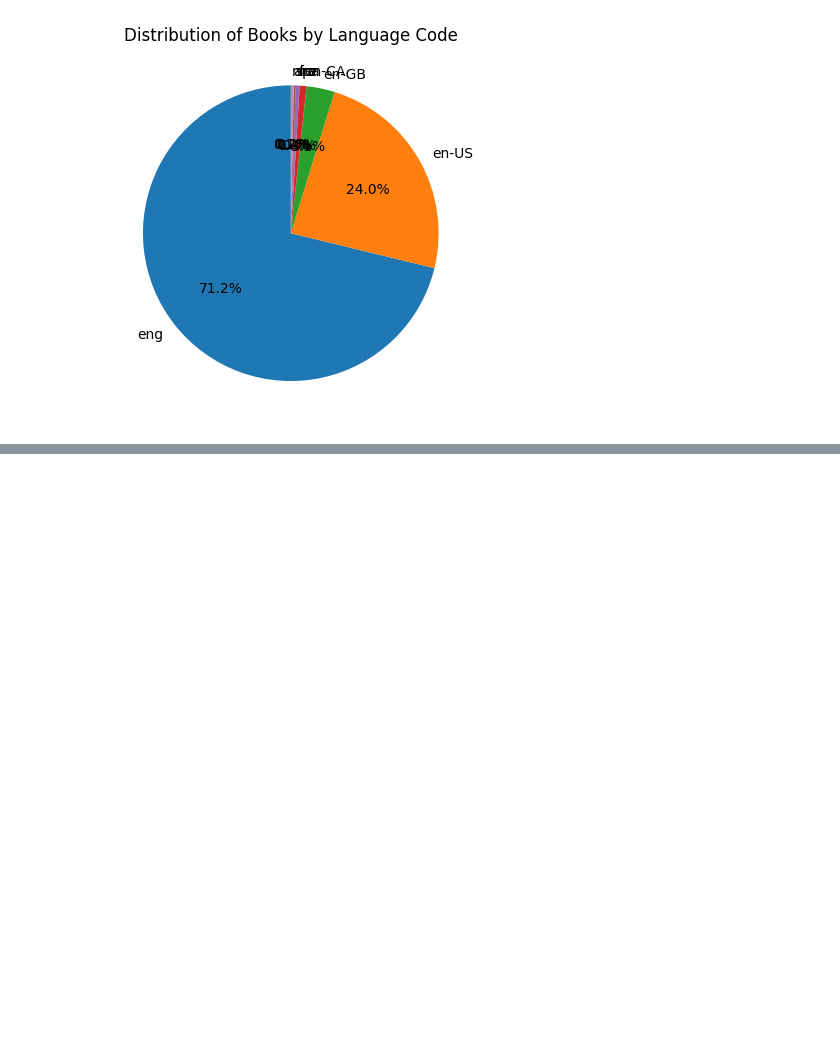
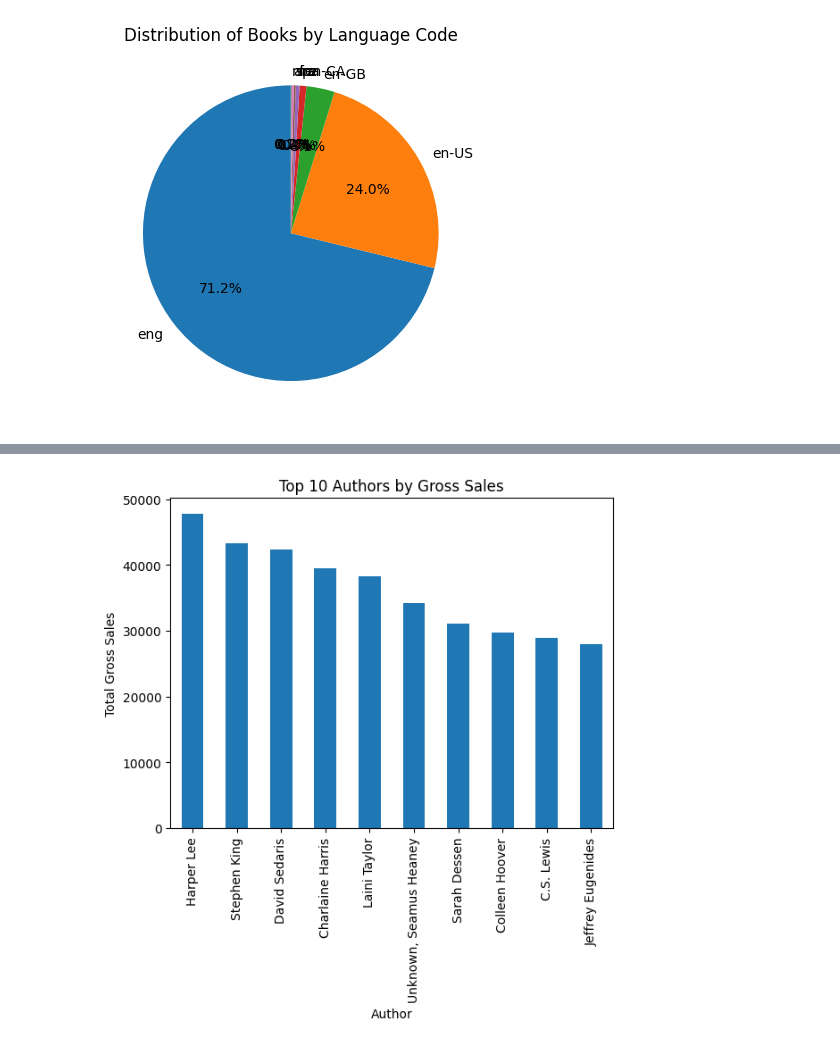
Before and after one commit to Abdul-Rafay-web/Data-Wrangling, a Jupyter notebook: Books Data Analysis and EDA/books_data_analysis.ipynb, the cells around one changed output, grey strips where cells are left out. Cells and saved outputs as stored; diff of their text form; code cells hidden in the pictures; blank space fills up the shorter version.

```diff
--- a/Books Data Analysis and EDA/books_data_analysis.ipynb
+++ b/Books Data Analysis and EDA/books_data_analysis.ipynb
@@ -110,0 +154,10 @@ plt.show()
+# %%
+total_gross_sales_by_authors=df.groupby('Author')['gross sales'].sum()
+# %%
+total_gross_sales_by_authors.sort_values(ascending=False).head(10).plot(kind='bar')
+plt.xlabel('Author')
+plt.ylabel ('Total Gross Sales')
+plt.title('Top 10 Authors by Gross Sales')
+plt.show()
+# %% [output]
+[figure, added]
```
Also changed, not shown: parts of 4 cells of this notebook.
